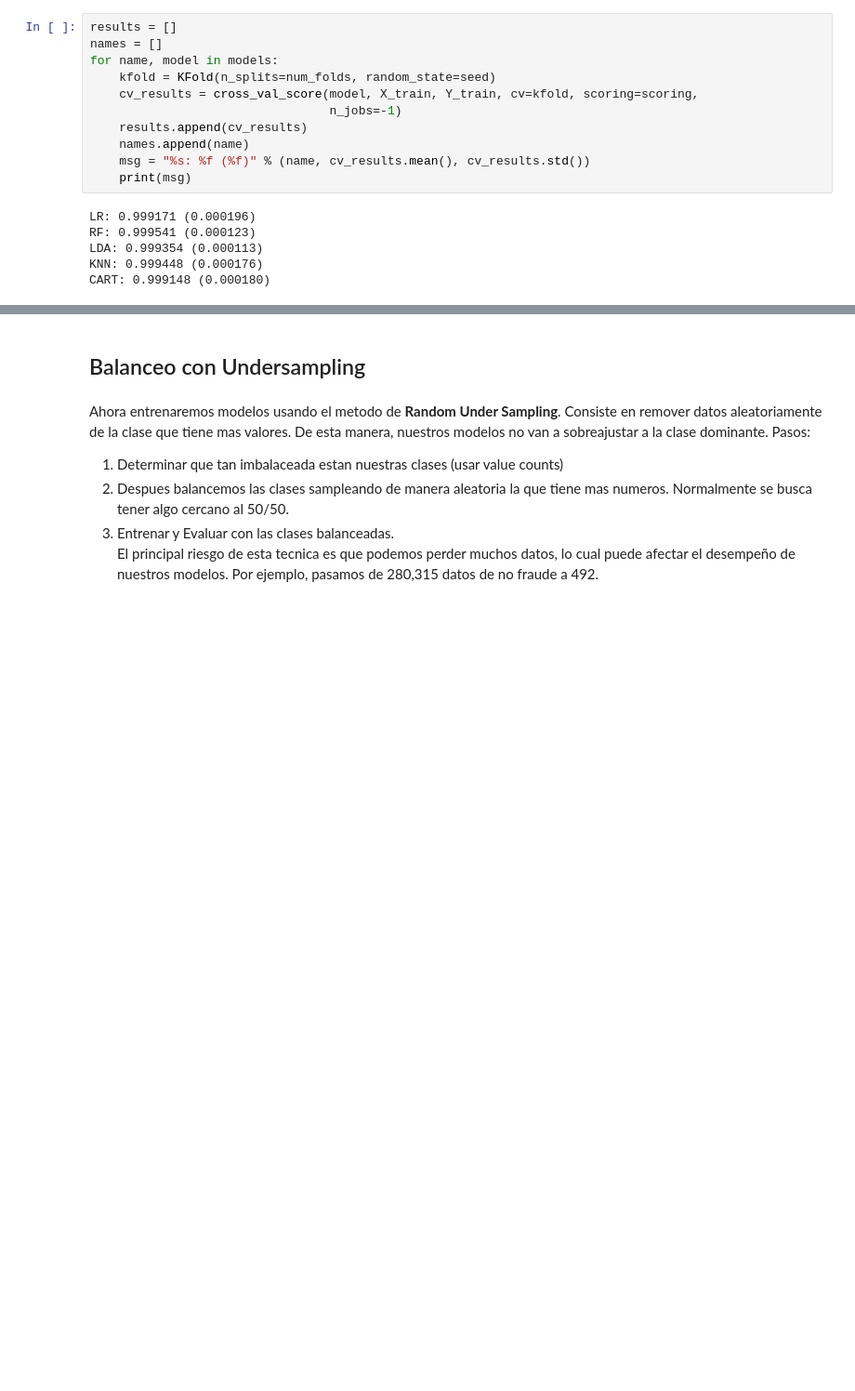
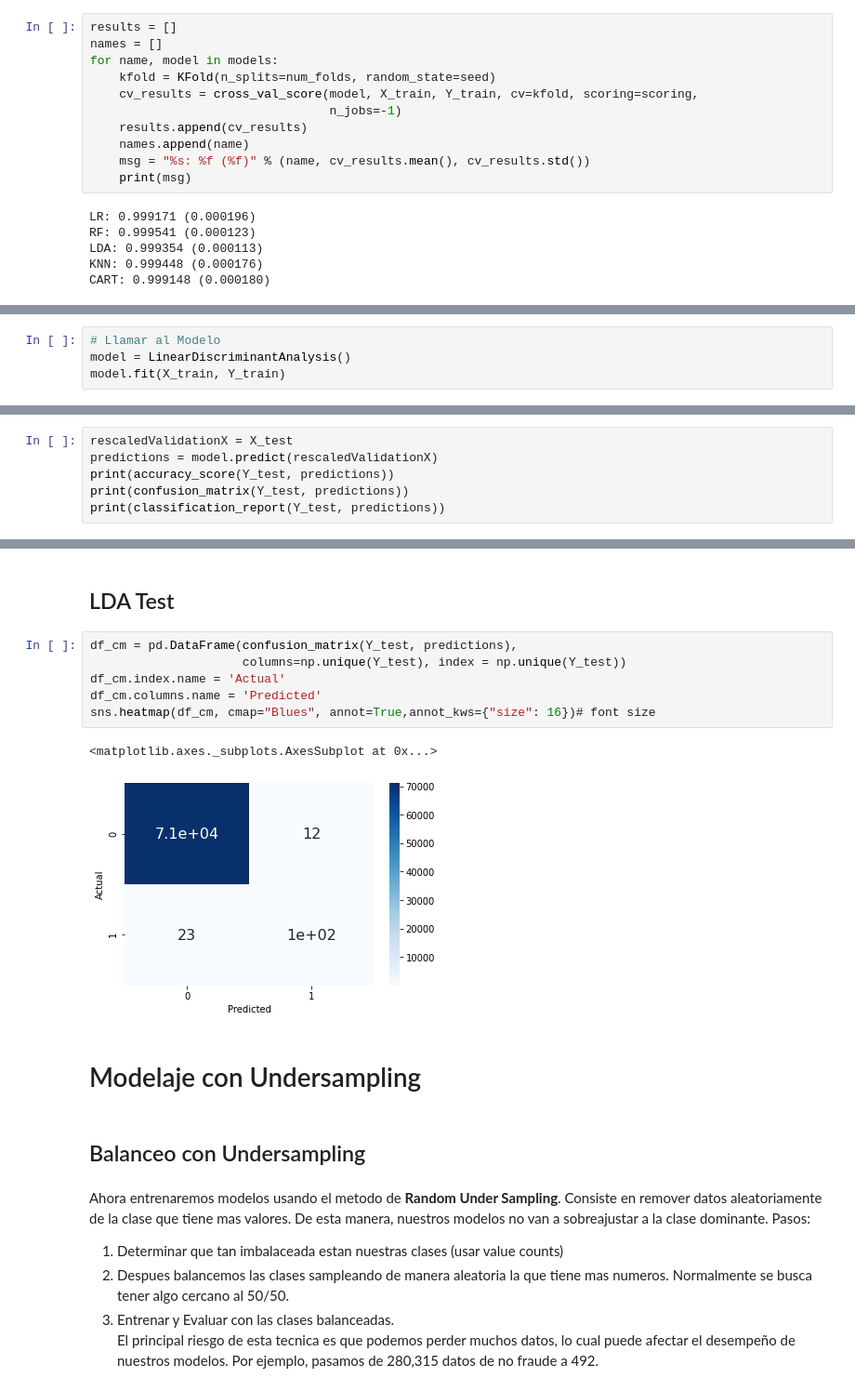
Before and after one commit to uumami/workshop_riskmathics, a Jupyter notebook: deteccion_de_fraude.ipynb, the cells around one changed output, grey strips where cells are left out. Shown at 93% size. Cells and saved outputs as stored; diff of their text form; blank space fills up the shorter version.

```diff
--- a/deteccion_de_fraude.ipynb
+++ b/deteccion_de_fraude.ipynb
@@ -329,0 +336,4 @@ CART: 0.999148 (0.000180)
+# %%
+# Llamar al Modelo
+model = LinearDiscriminantAnalysis()
+model.fit(X_train, Y_train)
@@ -329,0 +343,6 @@ CART: 0.999148 (0.000180)
+# %%
+rescaledValidationX = X_test
+predictions = model.predict(rescaledValidationX)
+print(accuracy_score(Y_test, predictions))
+print(confusion_matrix(Y_test, predictions))
+print(classification_report(Y_test, predictions))
@@ -330,3 +361,16 @@ CART: 0.999148 (0.000180)
+# %% [markdown]
+## LDA Test
+# %%
+df_cm = pd.DataFrame(confusion_matrix(Y_test, predictions),
+                     columns=np.unique(Y_test), index = np.unique(Y_test))
+df_cm.index.name = 'Actual'
+df_cm.columns.name = 'Predicted'
+sns.heatmap(df_cm, cmap="Blues", annot=True,annot_kws={"size": 16})# font size
+# %% [output]
+<matplotlib.axes._subplots.AxesSubplot at 0x...>
+[figure, added]
+# %% [markdown]
+# Modelaje con Undersampling
 # %% [markdown]
 ## Balanceo con Undersampling
 # %% [markdown]
```
Also changed, not shown: parts of 52 cells of this notebook.
